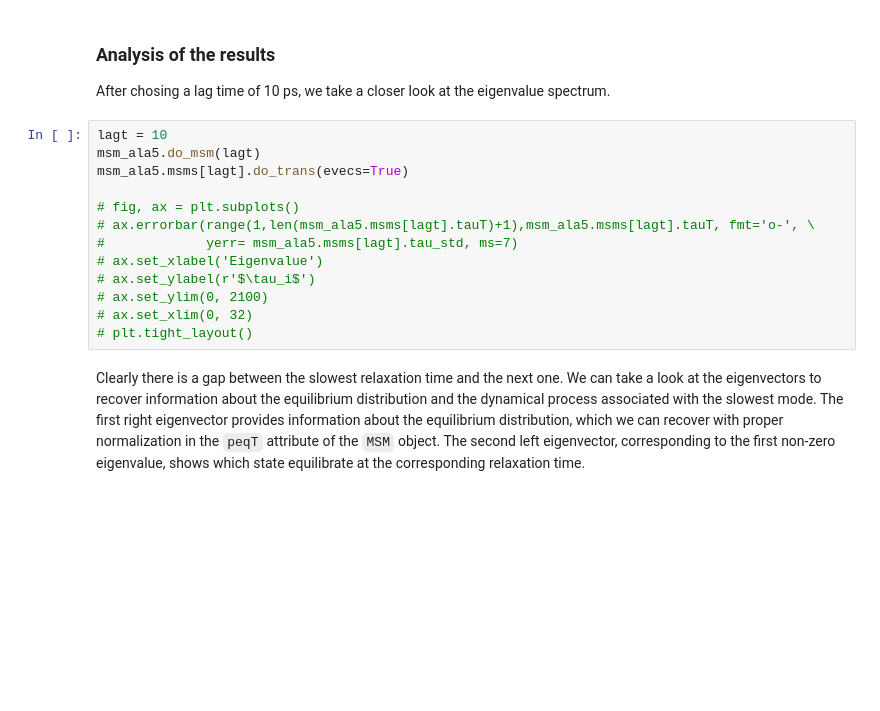
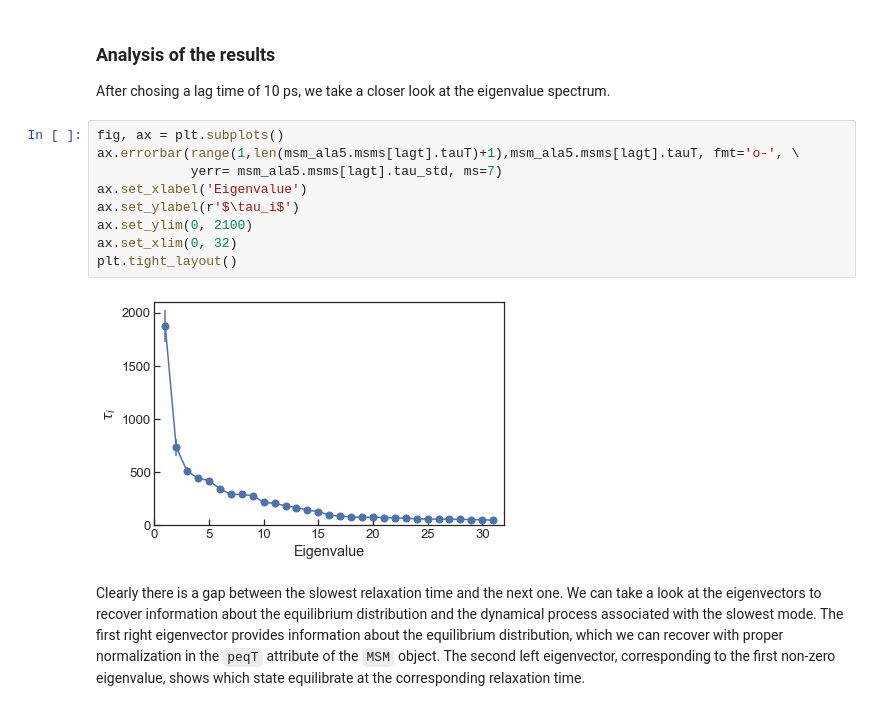
Before and after one commit to BioKT/MasterMSM, a Jupyter notebook: examples/alanine_pentapeptide/ala_pentapeptide.ipynb, the cells around one changed output. Drawn from its saved outputs; the diff is of its cells as text; blank space fills up the shorter version.

````diff
--- a/examples/alanine_pentapeptide/ala_pentapeptide.ipynb
+++ b/examples/alanine_pentapeptide/ala_pentapeptide.ipynb
@@ -131,18 +136,16 @@ It seems that from very early on, the relaxation times of the model are pretty w
 ### Analysis of the results
 After chosing a lag time of 10 ps, we take a closer look at the eigenvalue spectrum.
 # %%
-lagt = 10
-msm_ala5.do_msm(lagt)
-msm_ala5.msms[lagt].do_trans(evecs=True)
-
-# fig, ax = plt.subplots()
-# ax.errorbar(range(1,len(msm_ala5.msms[lagt].tauT)+1),msm_ala5.msms[lagt].tauT, fmt='o-', \
-#             yerr= msm_ala5.msms[lagt].tau_std, ms=7)
-# ax.set_xlabel('Eigenvalue')
-# ax.set_ylabel(r'$\tau_i$')
-# ax.set_ylim(0, 2100)
-# ax.set_xlim(0, 32)
-# plt.tight_layout()
+fig, ax = plt.subplots()
+ax.errorbar(range(1,len(msm_ala5.msms[lagt].tauT)+1),msm_ala5.msms[lagt].tauT, fmt='o-', \
+            yerr= msm_ala5.msms[lagt].tau_std, ms=7)
+ax.set_xlabel('Eigenvalue')
+ax.set_ylabel(r'$\tau_i$')
+ax.set_ylim(0, 2100)
+ax.set_xlim(0, 32)
+plt.tight_layout()
+# %% [output]
+[figure, added]
 # %% [markdown]
 Clearly there is a gap between the slowest relaxation time and the next one. We can take a look at the eigenvectors to recover information about the equilibrium distribution and the dynamical process associated with the slowest mode. The first right eigenvector provides information about the equilibrium distribution, which we can recover with proper normalization in the ```peqT``` attribute of the ```MSM``` object. The second left eigenvector, corresponding to the first non-zero eigenvalue, shows which state equilibrate at the corresponding relaxation time.
 # %%
````
Also changed, not shown: parts of 24 cells of this notebook.
